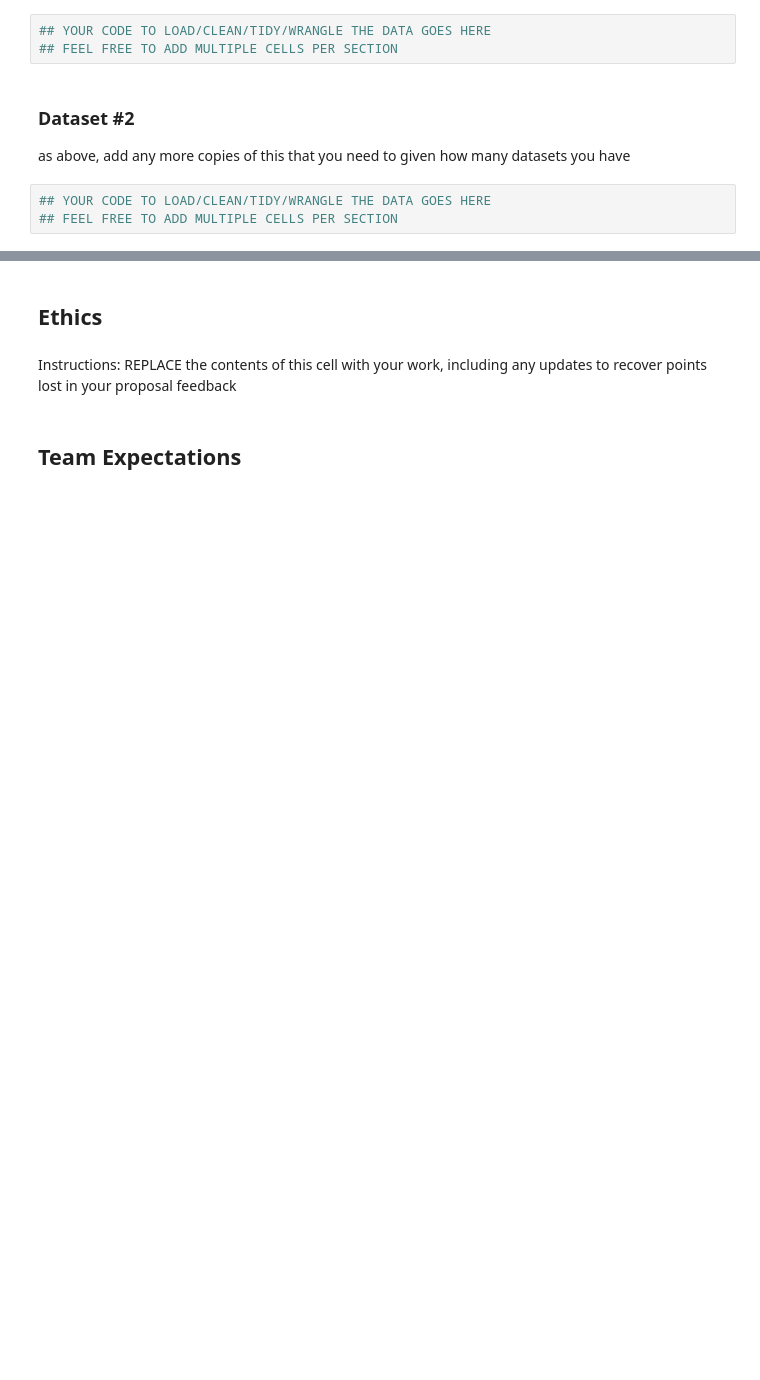
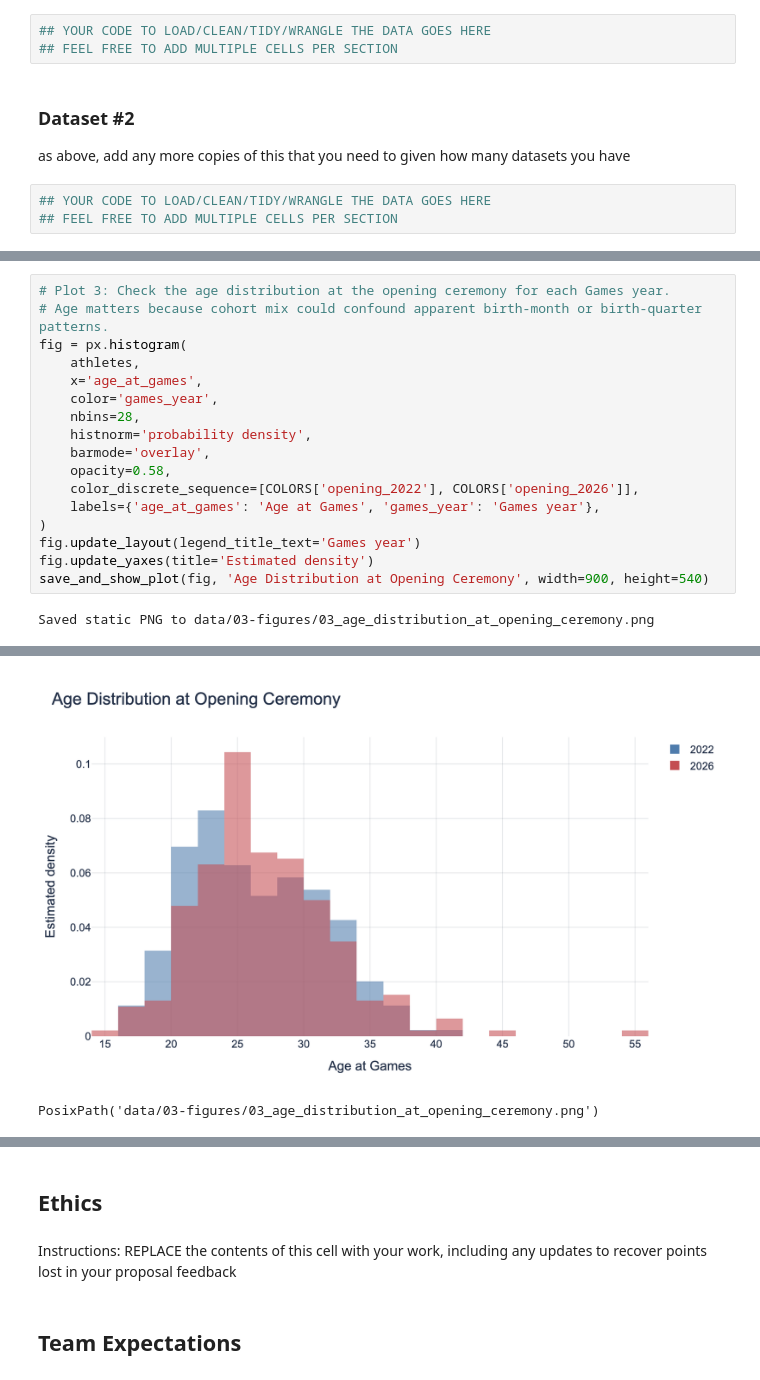
Before and after one commit to COGS108/Group-SP26-092, a Jupyter notebook: 02-EDACheckpoint.ipynb, the cells around one changed output, grey strips where cells are left out. Cells and saved outputs as stored; diff of their text form; blank space fills up the shorter version.

```diff
--- a/02-EDACheckpoint.ipynb
+++ b/02-EDACheckpoint.ipynb
@@ -259,0 +480,19 @@ The box, violin, and strip plots below check whether age outliers are concentrat
+# %%
+# Plot 3: Check the age distribution at the opening ceremony for each Games year.
+# Age matters because cohort mix could confound apparent birth-month or birth-quarter patterns.
+fig = px.histogram(
+    athletes,
+    x='age_at_games',
+    color='games_year',
+    nbins=28,
+    histnorm='probability density',
+    barmode='overlay',
+    opacity=0.58,
+    color_discrete_sequence=[COLORS['opening_2022'], COLORS['opening_2026']],
+    labels={'age_at_games': 'Age at Games', 'games_year': 'Games year'},
+)
+fig.update_layout(legend_title_text='Games year')
+fig.update_yaxes(title='Estimated density')
+save_and_show_plot(fig, 'Age Distribution at Opening Ceremony', width=900, height=540)
+# %% [output]
+Saved static PNG to data/03-figures/03_age_distribution_at_opening_ceremony.png
@@ -259,0 +500,2 @@ The box, violin, and strip plots below check whether age outliers are concentrat
+[figure, added]
+PosixPath('data/03-figures/03_age_distribution_at_opening_ceremony.png')
```
Also changed, not shown: parts of 26 cells of this notebook, 13 other files.
